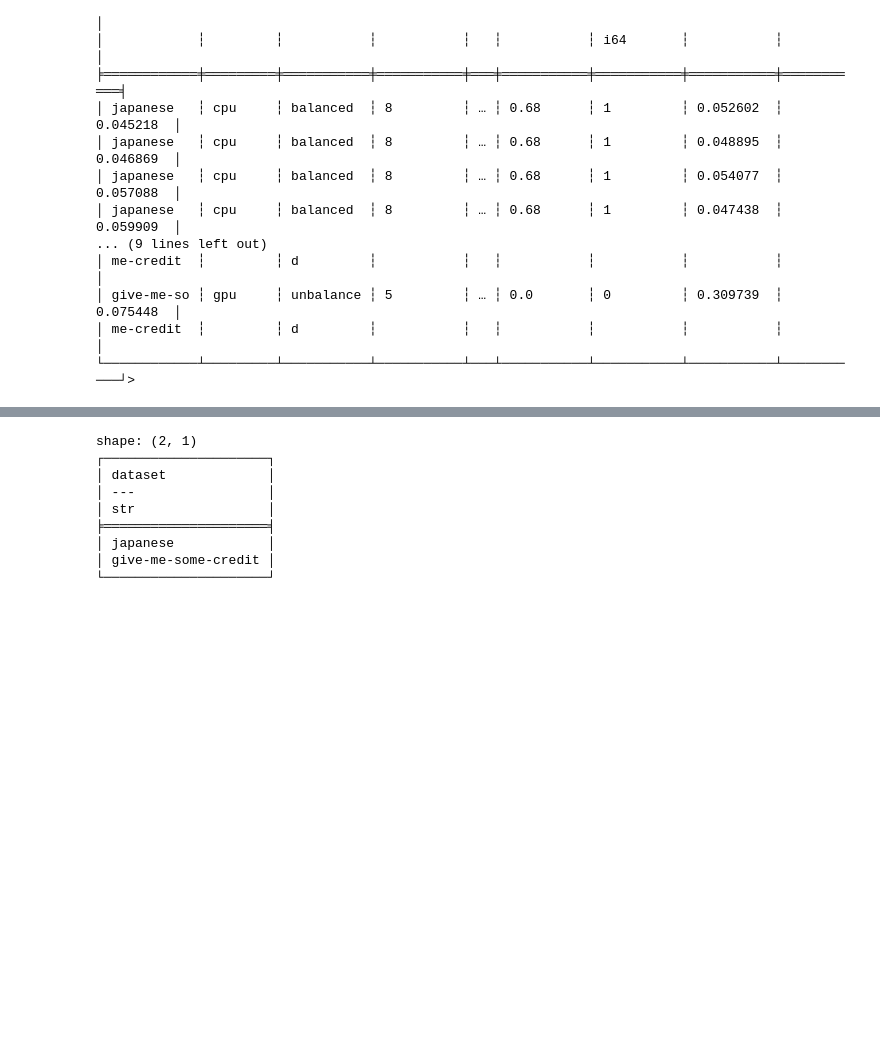
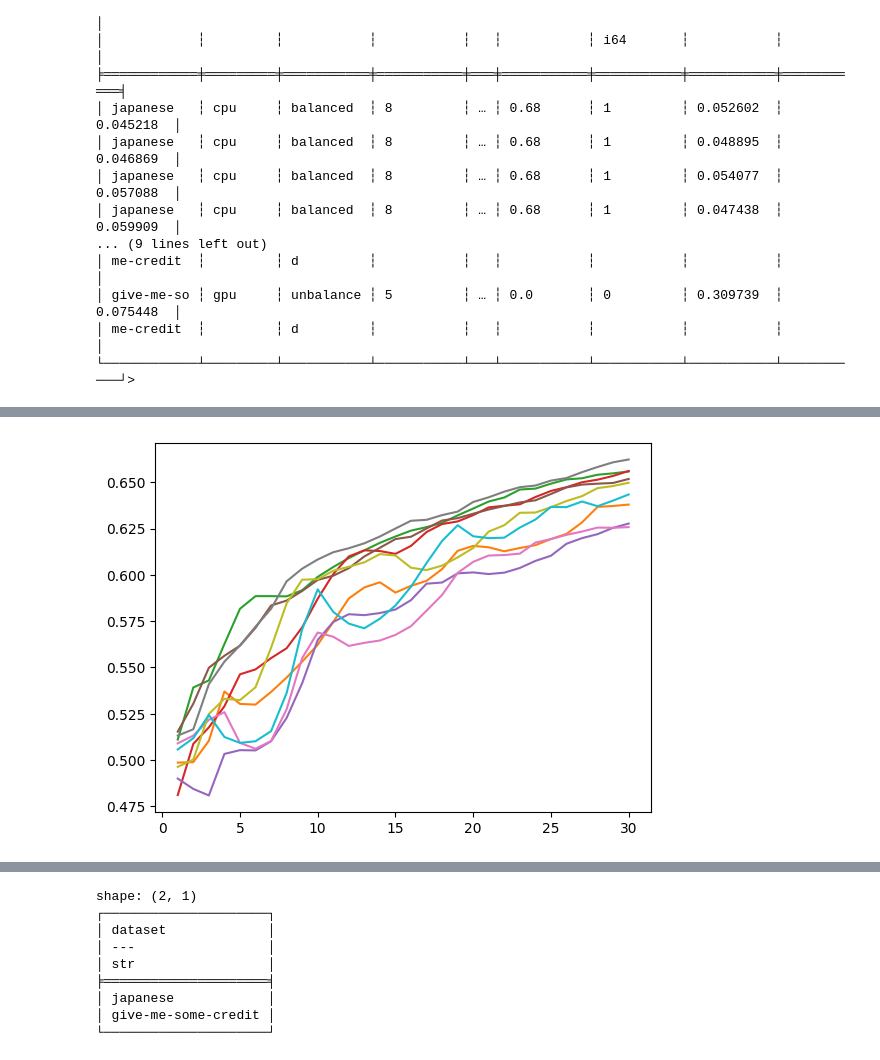
Before and after one commit to bojaruniec/credit-data-experiments, a Jupyter notebook: src/experiments/analiza_danych.ipynb, the cells around one changed output, grey strips where cells are left out. Cells and saved outputs as stored; diff of their text form; code cells hidden in the pictures; blank space fills up the shorter version.

```diff
--- a/src/experiments/analiza_danych.ipynb
+++ b/src/experiments/analiza_danych.ipynb
@@ -43,0 +201,8 @@ Sprawdzenie, czy GPU lending club dla modelu nr 0 jest uwzględniony
+# %%
+fig, ax = plt.subplots()
+for i in range(10):
+    np_data = pl_data1.filter(pl.col('cpu_gpu')=='cpu', pl.col('fold') == i).select('epoch','binary_accuracy').to_numpy()
+    ax.plot(np_data[:,0], np_data[:,1])
+plt.show()
+# %% [output]
+[figure, added]
```
Also changed, not shown: parts of 41 cells of this notebook, 7 other files.
